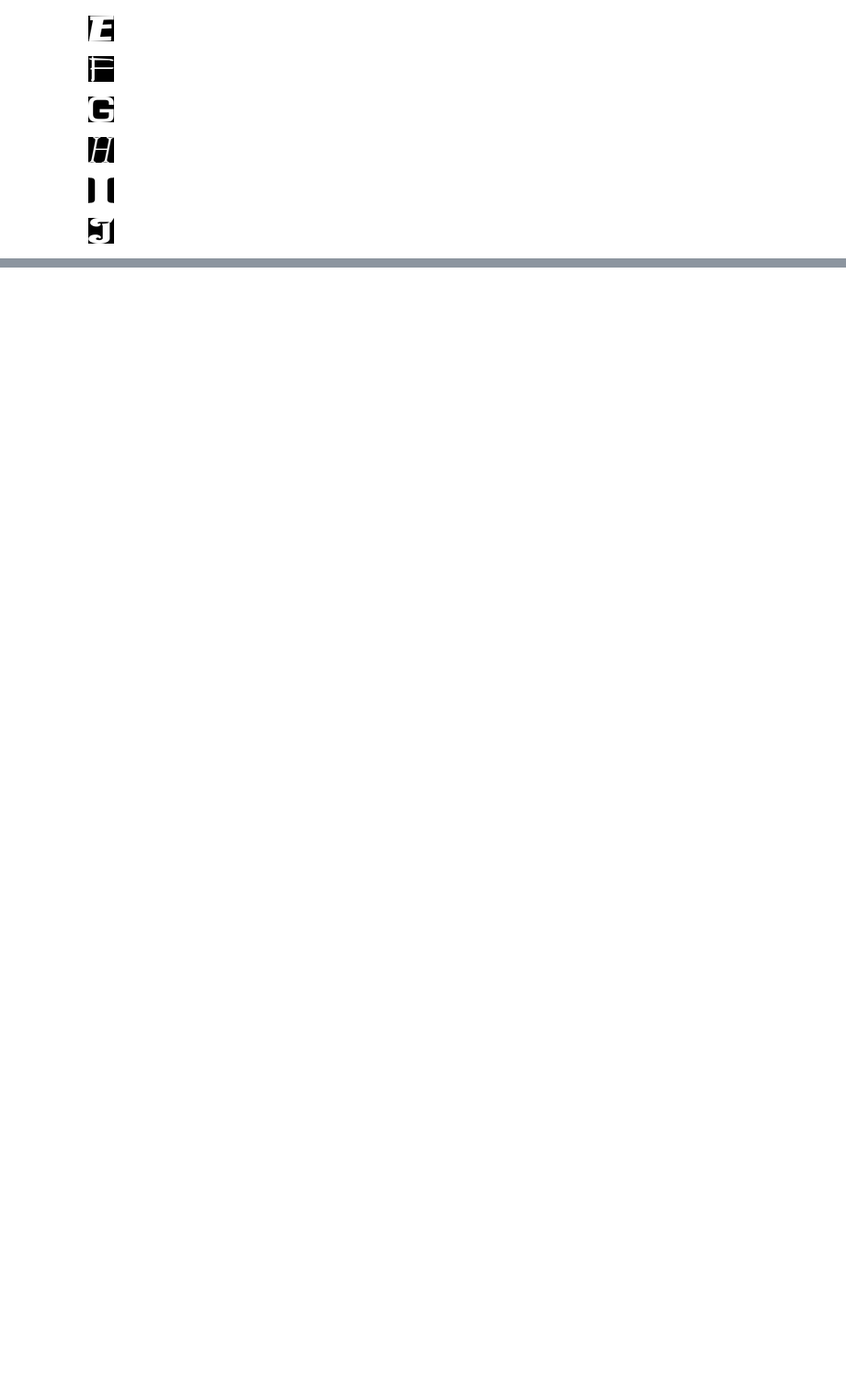
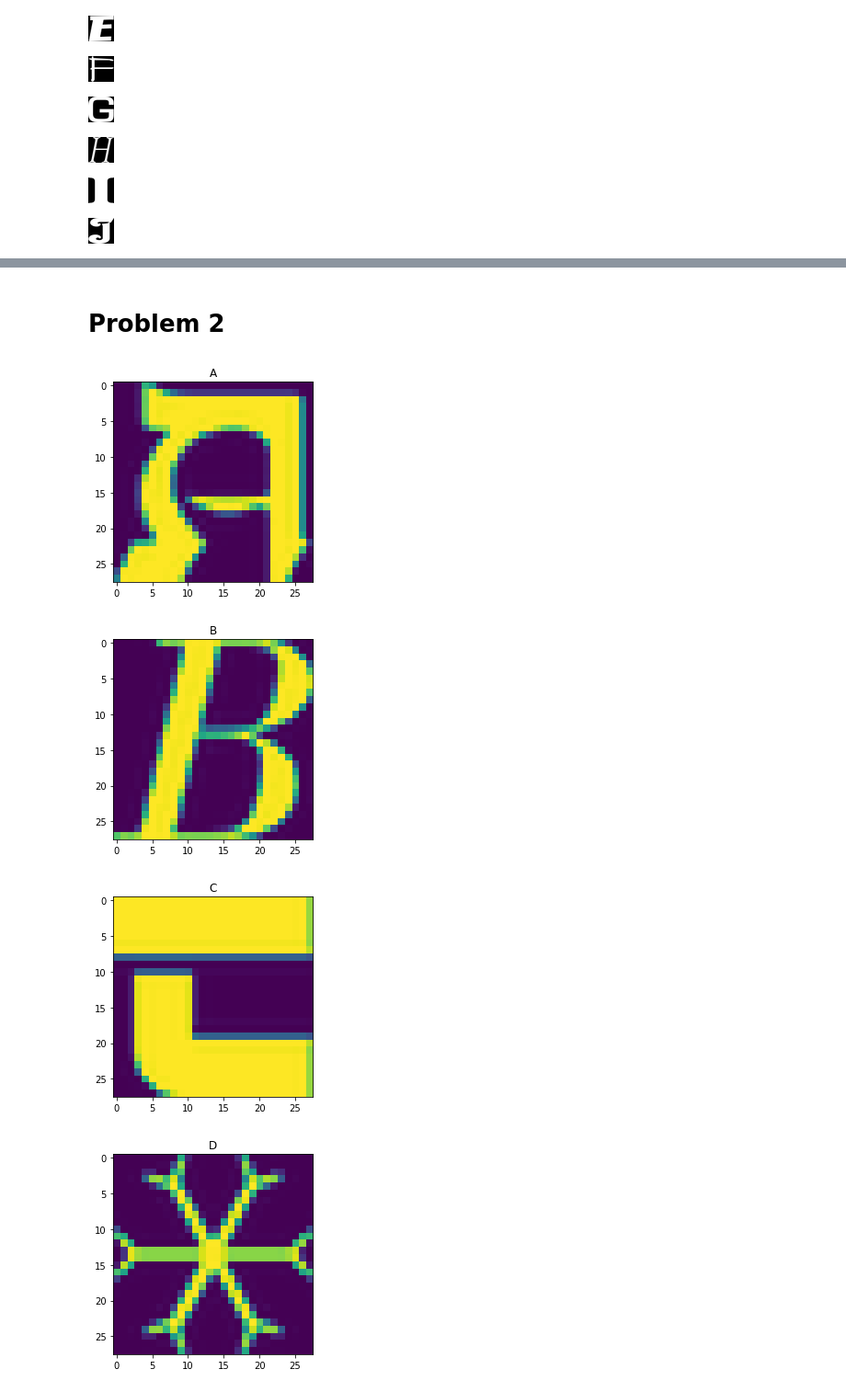
Before and after one commit to saravanabalagi/deep_learning, a Jupyter notebook: not_mnist.ipynb, the cells around one changed output, grey strips where cells are left out. Shown: that part at 92% size. Cells and saved outputs as stored; diff of their text form; code cells hidden in the pictures; blank space fills up the shorter version.

Commit message:
solving problem 2 and 3

```diff
--- a/not_mnist.ipynb
+++ b/not_mnist.ipynb
@@ -119,0 +192,15 @@ for image in images:
+# %% [markdown]
+# Problem 2
+# %%
+for train_dataset in train_datasets:
+    with open(train_dataset, "rb") as f:
+        dataset = pickle.load(f)
+        image = dataset[randint(0, len(dataset)-1), :, :] * 255 + 127.5
+        plt.title(os.path.splitext(os.path.basename(os.path.normpath(train_dataset)))[0])
+        plt.imshow(image)
+        plt.show()
+# %% [output]
+[figure, added]
+[figure, added]
+[figure, added]
+[figure, added]
```
Also changed, not shown: parts of 4 cells of this notebook.
